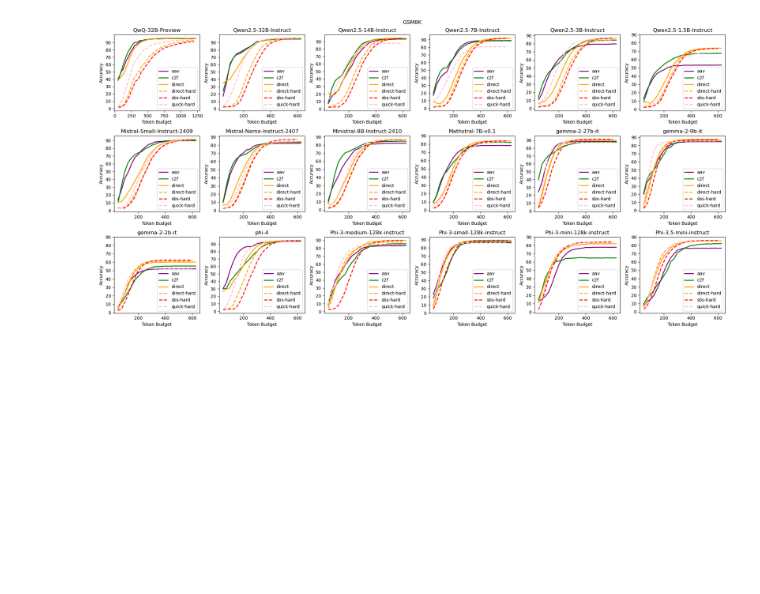
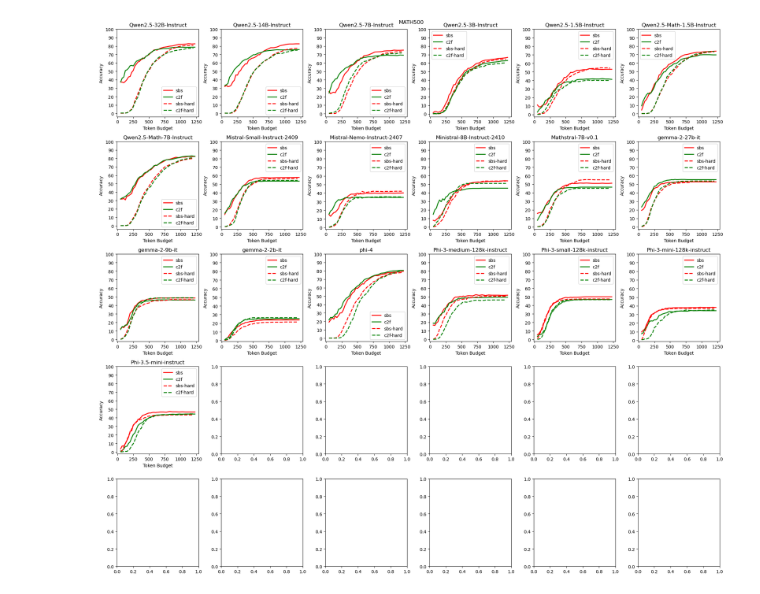
Before and after one commit to miniTsl/Time-Constrained-CoT, a Jupyter notebook: plot/till_1_24/plot_gsm8k_token.ipynb, the cells around one changed output. Drawn from its saved outputs; the diff is of its cells as text; code cells hidden in the pictures; blank space fills up the shorter version.

```diff
--- a/plot/till_1_24/plot_gsm8k_token.ipynb
+++ b/plot/till_1_24/plot_gsm8k_token.ipynb
@@ -28,6 +42,6 @@ model_list = [
 ]
 # %%
-PROMP_LIST = [ "-aav", "-c2f", "-direct",  "-direct-hard", "-sbs-hard", "-quick-hard"]
+PROMP_LIST = [ "-sbs", "-c2f", "-sbs-hard", "-c2f-hard"]
 
 
 MODEL_SERIES_MAP = {
@@ -37,6 +51,11 @@ MODEL_SERIES_MAP = {
     "Qwen/Qwen2.5-7B-Instruct": "qwen",
     "Qwen/Qwen2.5-3B-Instruct": "qwen",
     "Qwen/Qwen2.5-1.5B-Instruct": "qwen",
+    "Qwen/Qwen2.5-Math-1.5B-Instruct": "qwen-math",
+    "Qwen/Qwen2.5-Math-7B-Instruct": "qwen-math",
+    "internlm/internlm2_5-1_8b-chat": "internlm",
+    "internlm/internlm2_5-7b-chat": "internlm",
+    "internlm/internlm2_5-20b-chat": "internlm",
     "google/gemma-2-2b-it": "gemma",
     "google/gemma-2-9b-it": "gemma",
     "google/gemma-2-27b-it": "gemma",
@@ -49,17 +68,30 @@ MODEL_SERIES_MAP = {
     "microsoft/Phi-3-small-128k-instruct": "phi3small",
     "microsoft/Phi-3.5-mini-instruct": "phi3mini",
     "microsoft/Phi-3-mini-128k-instruct": "phi3mini",
+    "NovaSky-AI/Sky-T1-32B-Preview": "qwen",
+    "deepseek-ai/DeepSeek-R1-Distill-Qwen-1.5B": "deepseek-r1-distill",
+    "deepseek-ai/DeepSeek-R1-Distill-Qwen-7B": "deepseek-r1-distill",
+    "deepseek-ai/DeepSeek-R1-Distill-Qwen-14B": "deepseek-r1-distill",
+    "deepseek-ai/DeepSeek-R1-Distill-Qwen-32B": "deepseek-r1-distill",
+    "deepseek-ai/DeepSeek-R1-Distill-Llama-8B": "deepseek-r1-distill",
+    "meta-llama/Llama-3.2-3B-Instruct": "llama",
+    "meta-llama/Llama-3.2-1B-Instruct": "llama",
+    "meta-llama/Llama-3.1-8B-Instruct": "llama"
 }
 
 
 MODEL_SERIES_PROMPT_TYPE_MAP = {
     "qwen": ["qwen" + prompt for prompt in PROMP_LIST],
+    "qwen-math": ["qwen-math" + prompt for prompt in PROMP_LIST],
+    "internlm": ["internlm"+prompt for prompt in PROMP_LIST],
     "mistral": ["mistral"+prompt for prompt in PROMP_LIST],
     "gemma": ["gemma"+prompt for prompt in PROMP_LIST],
     "phi3mini": ["phi3mini"+prompt for prompt in PROMP_LIST],
     "phi3small": ["phi3small"+prompt for prompt in PROMP_LIST],
     "phi3medium": ["phi3medium"+prompt for prompt in PROMP_LIST],
     "phi4": ["phi4"+prompt for prompt in PROMP_LIST],
+    "deepseek-r1-distill": ["deepseek-r1-distill"+prompt for prompt in PROMP_LIST],
+    "llama": ["llama"+prompt for prompt in PROMP_LIST]
 }
 # %%
 def gen_budget_list(budget, data_name, model):
@@ -68,12 +100,23 @@ def gen_budget_list(budget, data_name, model):
     elif budget == 0:
         return [25]
     else:
-        if model in ["Qwen/QwQ-32B-Preview", "Skywork/Skywork-o1-Open-Llama-3.1-8B", "PowerInfer/SmallThinker-3B-Preview"]:
+        o1_like_models = [
+            "Qwen/QwQ-32B-Preview",
+            "Skywork/Skywork-o1-Open-Llama-3.1-8B",
+            "PowerInfer/SmallThinker-3B-Preview",
+            "NovaSky-AI/Sky-T1-32B-Preview",
+            "deepseek-ai/DeepSeek-R1-Distill-Qwen-1.5B",
+            "deepseek-ai/DeepSeek-R1-Distill-Qwen-7B",
+            "deepseek-ai/DeepSeek-R1-Distill-Qwen-14B",
+            "deepseek-ai/DeepSeek-R1-Distill-Qwen-32B",
+            "deepseek-ai/DeepSeek-R1-Distill-Llama-8B"
+        ]
+        if model in o1_like_models:
             if data_name == "gsm8k":
                 budget_list = []
                 for i in range(25, 600, 25):
                     budget_list.append(i)
-                for i in range(600, 1201, 50):
+                for i in range(600, 701, 50):
                     budget_list.append(i)
             elif data_name in ["math", "math500"]:
                 budget_list = []
@@ -96,7 +139,7 @@ def gen_budget_list(budget, data_name, model):
                     budget_list.append(i)
         return budget_list
 # %%
-dataset = "gsm8k"
+dataset = "math500"
 something = "_-1_seed0_t0.0_s0_e-1"
 # %%
 model_acc_dicts = {}
@@ -137,6 +180,6 @@ model_acc_dicts
 # %%
 # Create a 2x3 subplot
-fig, axs = plt.subplots(3, 6, figsize=(20, 10))
+fig, axs = plt.subplots(5,6, figsize=(20, 18))
 marker_size = 5  # Set the desired marker size
 line_width = 2   # Set the desired line width
 
@@ -157,33 +200,33 @@ for index, model in enumerate(model_list):
         elif "c2f-hard" in prompt_type:
             axs[index].plot(budget_list[1:], model_acc_dicts[model][prompt_type][1:], linestyle='--', color="green", label="c2f-hard", linewidth=line_width)
         elif "aav-hard" in prompt_type:
             axs[index].plot(budget_list[1:], model_acc_dicts[model][prompt_type][1:], linestyle='--', color="purple", label="aav-hard", linewidth=line_width)
         elif "sbs" in prompt_type:
             axs[index].plot([budget + 25 for budget in budget_list], model_acc_dicts[model][prompt_type], linestyle='-', color="red", label="sbs", linewidth=line_width)
         elif "direct" in prompt_type:
             axs[index].plot([budget + 25 for budget in budget_list], model_acc_dicts[model][prompt_type], linestyle='-', color="orange", label="direct", linewidth=line_width)
         elif "quick" in prompt_type:
             axs[index].plot([budget + 25 for budget in budget_list], model_acc_dicts[model][prompt_type], linestyle='-', color="pink", label="quick", linewidth=line_width)
         elif "c2f" in prompt_type:
             axs[index].plot([budget + 25 for budget in budget_list], model_acc_dicts[model][prompt_type], linestyle='-', color="green", label="c2f", linewidth=line_width)
         # elif "kf" in prompt_type:
         #     axs[index].plot([budget + 25 for budget in budget_list], model_acc_dicts[model][prompt_type], linestyle='-', color="blue", label="kf", linewidth=line_width)
         elif "aav" in prompt_type:
             axs[index].plot([budget + 25 for budget in budget_list], model_acc_dicts[model][prompt_type], linestyle='-', color="purple", label="aav", linewidth=line_width)
 
         axs[index].set_xlabel("Token Budget")
         axs[index].set_ylabel("Accuracy")
         axs[index].set_title(f"{model.split('/')[-1]}")
         axs[index].legend()
 
         # Set y-axis and x-axis ticks
-        axs[index].set_yticks(range(0, 91, 10))  # Set y-axis interval to 10
+        axs[index].set_yticks(range(0, 101, 10))  # Set y-axis interval to 10
         # axs[index].set_xticks(range(0, 551, 50))  # Set x-axis interval to 50
 
 # set the title
 plt.suptitle(f"{dataset}".upper())
 # Adjust layout
 plt.tight_layout()
 # %% [output]
-[figure, old version]
+[figure, new version]
 # %%
```
Also changed, not shown: parts of 3 cells of this notebook, 14 other files.
